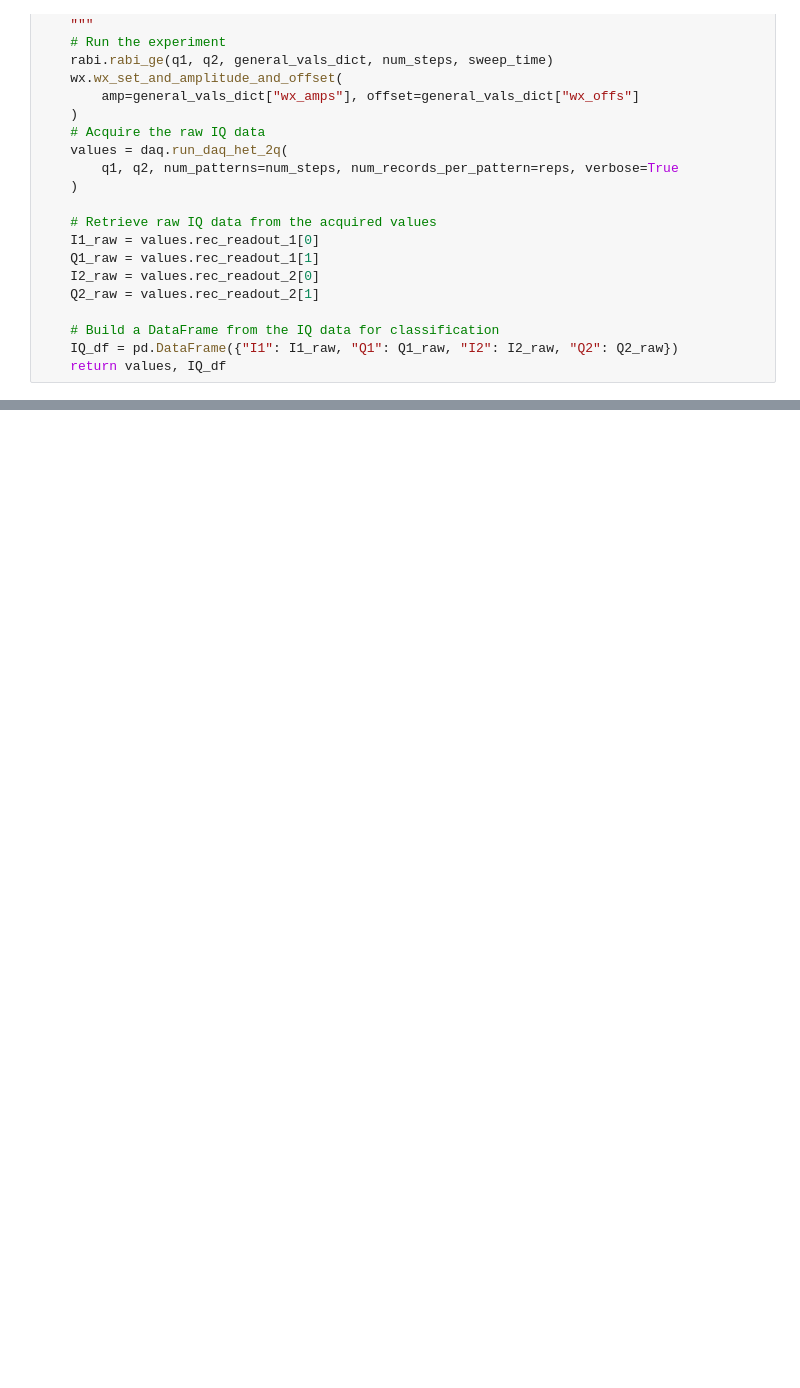
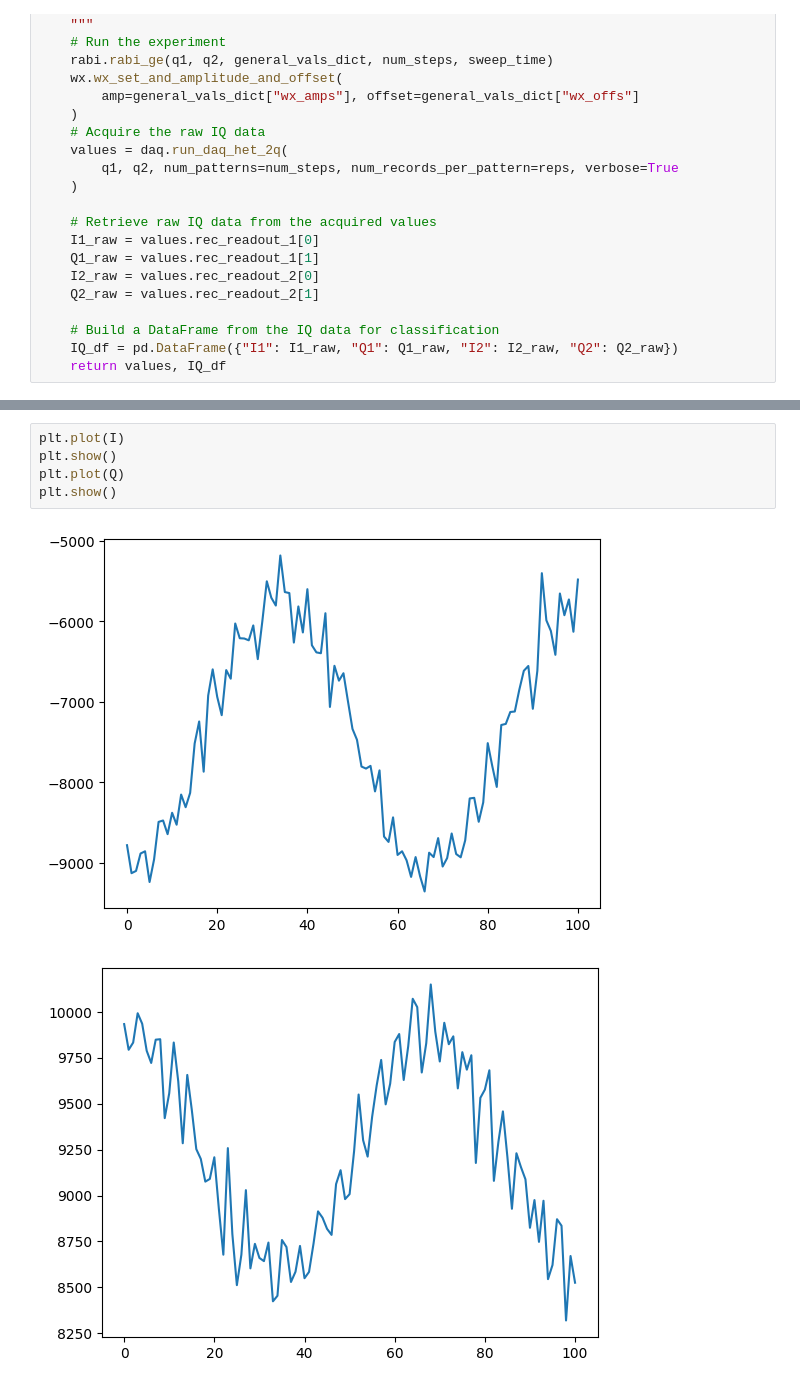
Before and after one commit to Katermurch/BlueFridgeNonLin, a Jupyter notebook: rabi.ipynb, the cells around one changed output, grey strips where cells are left out. Saved outputs shown, nothing was run; the diff lists cells and outputs as text; blank space fills up the shorter version.

```diff
--- a/rabi.ipynb
+++ b/rabi.ipynb
@@ -127,0 +128,8 @@ pi_pulse time: 0.023610582067254866 +/- 0.024706422960334155
+# %%
+plt.plot(I)
+plt.show()
+plt.plot(Q)
+plt.show()
+# %% [output]
+[figure, added]
+[figure, added]
```
Also changed, not shown: parts of 3 cells of this notebook, 22 other files.
